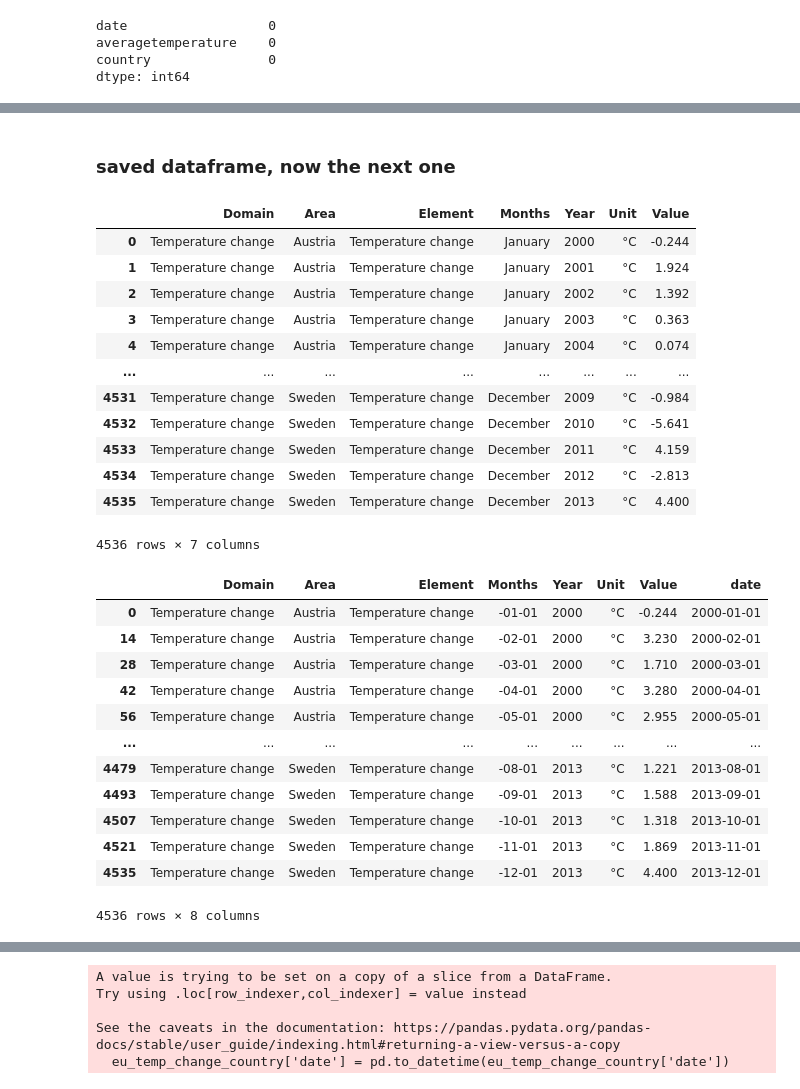
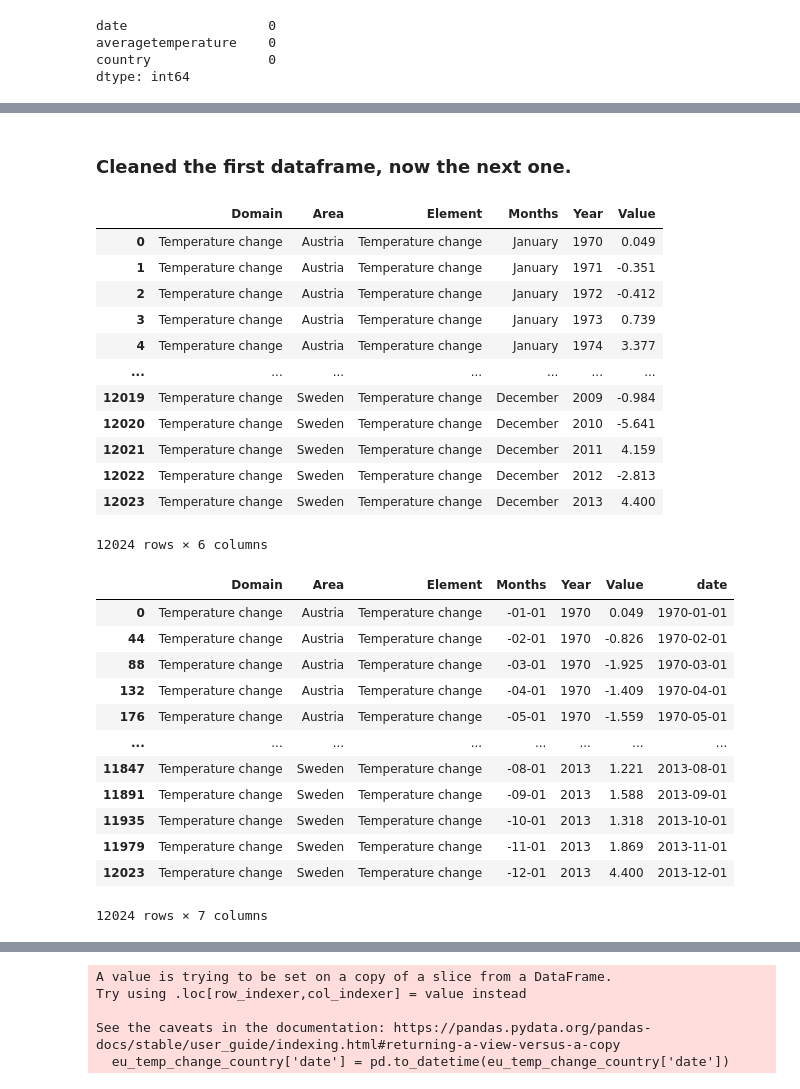
Before and after one commit to mmrachacz/Mid-IronHack-Project, a Jupyter notebook: Change in Temperature and other factors.ipynb, the cells around one changed output, grey strips where cells are left out. Cells and saved outputs as stored; diff of their text form; code cells hidden in the pictures.

Commit message:
Day2 cleaned data with cars per inhabitants

```diff
--- a/Change in Temperature and other factors.ipynb
+++ b/Change in Temperature and other factors.ipynb
@@ -104,23 +113,23 @@ eu_temp_country
 # %% [markdown]
-### saved dataframe, now the next one
+### Cleaned the first dataframe, now the next one.
 # %%
-#
-eu_temp_change_country = pd.read_csv('temp_change_eu_2000_2013.csv')
+# Table with temperature changes
+eu_temp_change_country = pd.read_csv('FAOSTAT_data_en_3-21-2023 (1).csv')
 eu_temp_change_country
 # %% [output]
-|  | Domain | Area | Element | Months | Year | Unit | Value |
-| 0 | Temperature change | Austria | Temperature change | January | 2000 | °C | -0.244 |
-| 1 | Temperature change | Austria | Temperature change | January | 2001 | °C | 1.924 |
-| 2 | Temperature change | Austria | Temperature change | January | 2002 | °C | 1.392 |
-| 3 | Temperature change | Austria | Temperature change | January | 2003 | °C | 0.363 |
-| 4 | Temperature change | Austria | Temperature change | January | 2004 | °C | 0.074 |
-| ... | ... | ... | ... | ... | ... | ... | ... |
-| 4531 | Temperature change | Sweden | Temperature change | December | 2009 | °C | -0.984 |
-| 4532 | Temperature change | Sweden | Temperature change | December | 2010 | °C | -5.641 |
-| 4533 | Temperature change | Sweden | Temperature change | December | 2011 | °C | 4.159 |
-| 4534 | Temperature change | Sweden | Temperature change | December | 2012 | °C | -2.813 |
-| 4535 | Temperature change | Sweden | Temperature change | December | 2013 | °C | 4.400 |
+|  | Domain | Area | Element | Months | Year | Value |
+| 0 | Temperature change | Austria | Temperature change | January | 1970 | 0.049 |
+| 1 | Temperature change | Austria | Temperature change | January | 1971 | -0.351 |
+| 2 | Temperature change | Austria | Temperature change | January | 1972 | -0.412 |
+| 3 | Temperature change | Austria | Temperature change | January | 1973 | 0.739 |
+| 4 | Temperature change | Austria | Temperature change | January | 1974 | 3.377 |
+| ... | ... | ... | ... | ... | ... | ... |
+| 12019 | Temperature change | Sweden | Temperature change | December | 2009 | -0.984 |
+| 12020 | Temperature change | Sweden | Temperature change | December | 2010 | -5.641 |
+| 12021 | Temperature change | Sweden | Temperature change | December | 2011 | 4.159 |
+| 12022 | Temperature change | Sweden | Temperature change | December | 2012 | -2.813 |
+| 12023 | Temperature change | Sweden | Temperature change | December | 2013 | 4.400 |
-4536 rows × 7 columns
+12024 rows × 6 columns
 # %%
 # changing months to numbers (applying the first of each month to adjust to eu_temp_country)
 eu_temp_change_country.Months = eu_temp_change_country.Months.str.replace('January', '-01-01')
@@ -144,19 +153,19 @@ eu_temp_change_country["date"] = eu_temp_change_country['Year'].astype(str) +""+
 eu_temp_change_country.sort_values(by=['Area','date'], inplace = True)
 eu_temp_change_country
 # %% [output]
-|  | Domain | Area | Element | Months | Year | Unit | Value | date |
-| 0 | Temperature change | Austria | Temperature change | -01-01 | 2000 | °C | -0.244 | 2000-01-01 |
-| 14 | Temperature change | Austria | Temperature change | -02-01 | 2000 | °C | 3.230 | 2000-02-01 |
-| 28 | Temperature change | Austria | Temperature change | -03-01 | 2000 | °C | 1.710 | 2000-03-01 |
-| 42 | Temperature change | Austria | Temperature change | -04-01 | 2000 | °C | 3.280 | 2000-04-01 |
-| 56 | Temperature change | Austria | Temperature change | -05-01 | 2000 | °C | 2.955 | 2000-05-01 |
-| ... | ... | ... | ... | ... | ... | ... | ... | ... |
-| 4479 | Temperature change | Sweden | Temperature change | -08-01 | 2013 | °C | 1.221 | 2013-08-01 |
-| 4493 | Temperature change | Sweden | Temperature change | -09-01 | 2013 | °C | 1.588 | 2013-09-01 |
-| 4507 | Temperature change | Sweden | Temperature change | -10-01 | 2013 | °C | 1.318 | 2013-10-01 |
-| 4521 | Temperature change | Sweden | Temperature change | -11-01 | 2013 | °C | 1.869 | 2013-11-01 |
-| 4535 | Temperature change | Sweden | Temperature change | -12-01 | 2013 | °C | 4.400 | 2013-12-01 |
+|  | Domain | Area | Element | Months | Year | Value | date |
+| 0 | Temperature change | Austria | Temperature change | -01-01 | 1970 | 0.049 | 1970-01-01 |
+| 44 | Temperature change | Austria | Temperature change | -02-01 | 1970 | -0.826 | 1970-02-01 |
+| 88 | Temperature change | Austria | Temperature change | -03-01 | 1970 | -1.925 | 1970-03-01 |
+| 132 | Temperature change | Austria | Temperature change | -04-01 | 1970 | -1.409 | 1970-04-01 |
+| 176 | Temperature change | Austria | Temperature change | -05-01 | 1970 | -1.559 | 1970-05-01 |
+| ... | ... | ... | ... | ... | ... | ... | ... |
+| 11847 | Temperature change | Sweden | Temperature change | -08-01 | 2013 | 1.221 | 2013-08-01 |
+| 11891 | Temperature change | Sweden | Temperature change | -09-01 | 2013 | 1.588 | 2013-09-01 |
+| 11935 | Temperature change | Sweden | Temperature change | -10-01 | 2013 | 1.318 | 2013-10-01 |
+| 11979 | Temperature change | Sweden | Temperature change | -11-01 | 2013 | 1.869 | 2013-11-01 |
+| 12023 | Temperature change | Sweden | Temperature change | -12-01 | 2013 | 4.400 | 2013-12-01 |
-4536 rows × 8 columns
+12024 rows × 7 columns
 # %%
 # dropping row sept - dec 2013 to make it equal to eu_temp_country
 eu_temp_change_country = eu_temp_change_country[~eu_temp_change_country.date.str.contains('2013-09-01|2013-10-01|2013-11-01|2013-12-01')]
```
Also changed, not shown: parts of 40 cells of this notebook, 2 other files.
